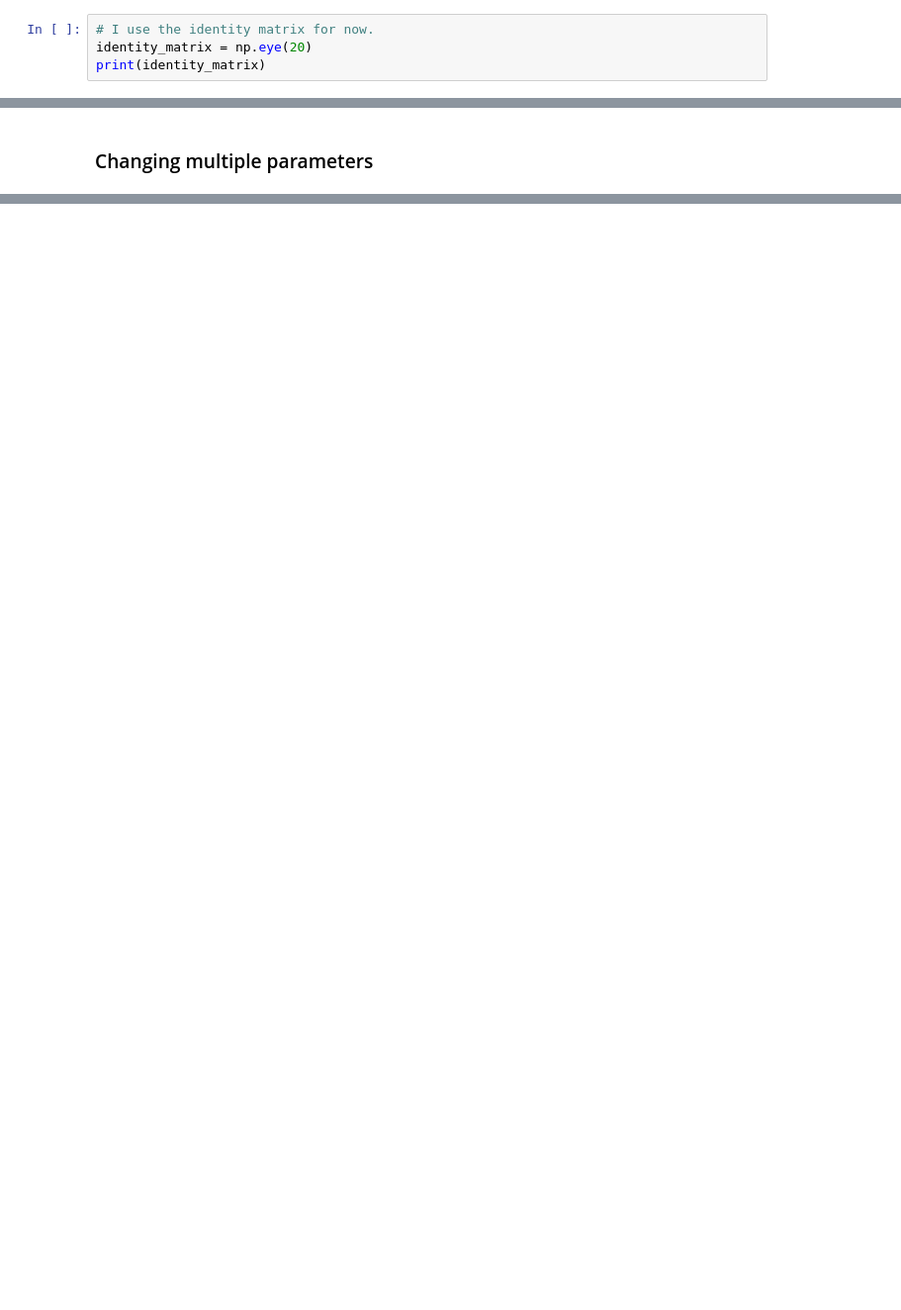
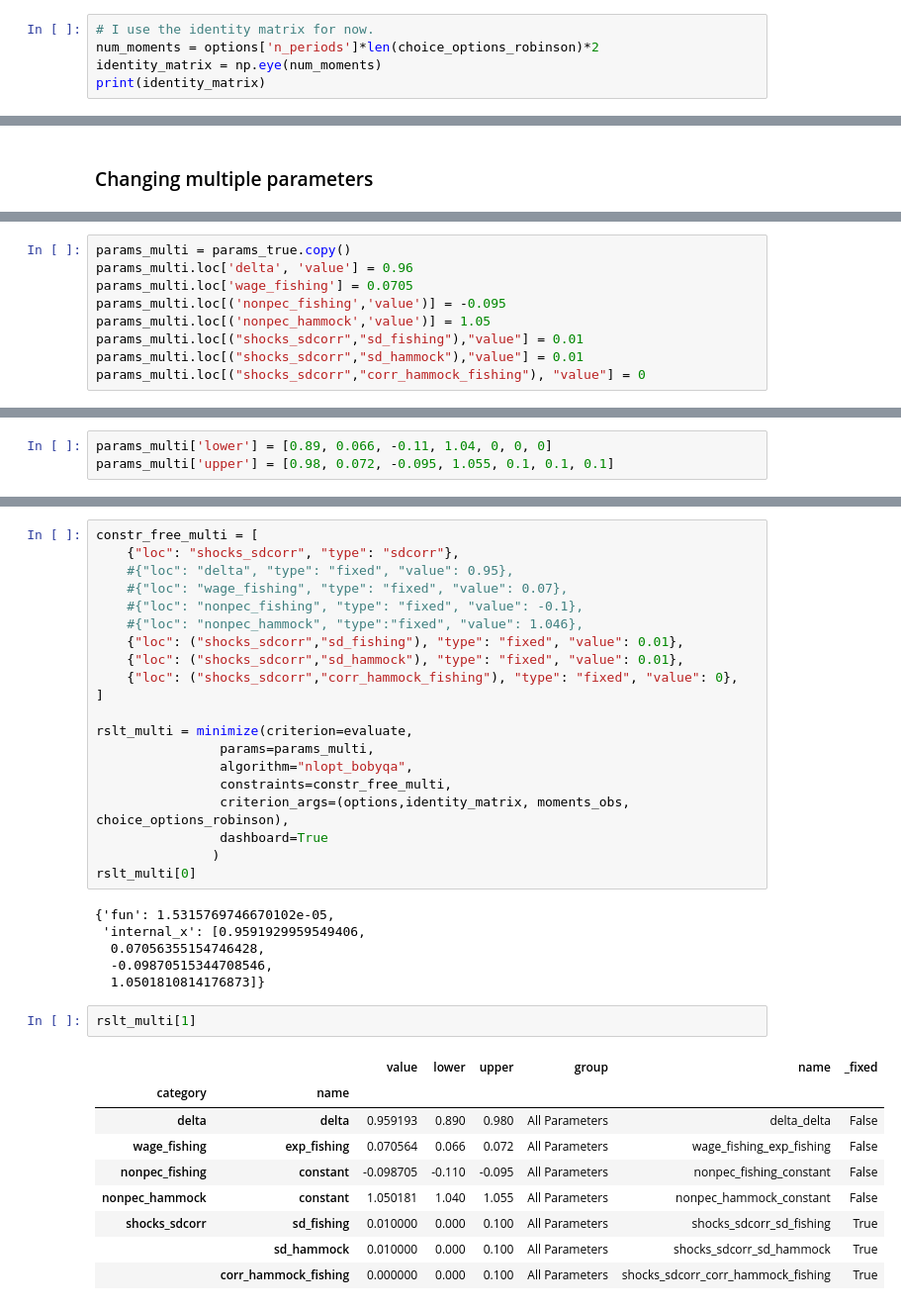
Before and after one commit to OpenSourceEconomics/ekw-lectures, a Jupyter notebook: lectures/99_simulated_method_of_moments/notebook.ipynb, the cells around one changed output, grey strips where cells are left out. Shown at 99% size. Cells and saved outputs as stored; diff of their text form; blank space fills up the shorter version.

```diff
--- a/lectures/99_simulated_method_of_moments/notebook.ipynb
+++ b/lectures/99_simulated_method_of_moments/notebook.ipynb
@@ -77,7 +73,8 @@ Choice Probabilities
 Next we specify a weighting matrix.
 # %%
 # I use the identity matrix for now.
-identity_matrix = np.eye(20)
+num_moments = options['n_periods']*len(choice_options_robinson)*2
+identity_matrix = np.eye(num_moments)
 print(identity_matrix)
 # %% [output]
 [[1. 0. 0. 0. 0. 0. 0. 0. 0. 0. 0. 0. 0. 0. 0. 0. 0. 0. 0. 0.]
@@ -429,0 +257,9 @@ rslt_num_agents[0]
+# %%
+params_multi = params_true.copy()
+params_multi.loc['delta', 'value'] = 0.96
+params_multi.loc['wage_fishing'] = 0.0705
+params_multi.loc[('nonpec_fishing','value')] = -0.095
+params_multi.loc[('nonpec_hammock','value')] = 1.05
+params_multi.loc[("shocks_sdcorr","sd_fishing"),"value"] = 0.01
+params_multi.loc[("shocks_sdcorr","sd_hammock"),"value"] = 0.01
+params_multi.loc[("shocks_sdcorr","corr_hammock_fishing"), "value"] = 0
@@ -429,0 +274,3 @@ rslt_num_agents[0]
+# %%
+params_multi['lower'] = [0.89, 0.066, -0.11, 1.04, 0, 0, 0]
+params_multi['upper'] = [0.98, 0.072, -0.095, 1.055, 0.1, 0.1, 0.1]
@@ -429,0 +289,38 @@ rslt_num_agents[0]
+# %%
+constr_free_multi = [
+    {"loc": "shocks_sdcorr", "type": "sdcorr"},
+    #{"loc": "delta", "type": "fixed", "value": 0.95},
+    #{"loc": "wage_fishing", "type": "fixed", "value": 0.07},
+    #{"loc": "nonpec_fishing", "type": "fixed", "value": -0.1},
+    #{"loc": "nonpec_hammock", "type":"fixed", "value": 1.046},
+    {"loc": ("shocks_sdcorr","sd_fishing"), "type": "fixed", "value": 0.01},
+    {"loc": ("shocks_sdcorr","sd_hammock"), "type": "fixed", "value": 0.01},
+    {"loc": ("shocks_sdcorr","corr_hammock_fishing"), "type": "fixed", "value": 0},
+]
+
+rslt_multi = minimize(criterion=evaluate,
+                params=params_multi,
+                algorithm="nlopt_bobyqa",
+                constraints=constr_free_multi,
+                criterion_args=(options,identity_matrix, moments_obs, choice_options_robinson),
+                dashboard=True
+               )
+rslt_multi[0]
+# %% [output]
+{'fun': 1.5315769746670102e-05,
+ 'internal_x': [0.9591929959549406,
+  0.07056355154746428,
+  -0.09870515344708546,
+  1.0501810814176873]}
+# %%
+rslt_multi[1]
+# %% [output]
+|  |  | value | lower | upper | group | name | _fixed |
+| category | name |  |  |  |  |  |  |
+| delta | delta | 0.959193 | 0.890 | 0.980 | All Parameters | delta_delta | False |
+| wage_fishing | exp_fishing | 0.070564 | 0.066 | 0.072 | All Parameters | wage_fishing_exp_fishing | False |
+| nonpec_fishing | constant | -0.098705 | -0.110 | -0.095 | All Parameters | nonpec_fishing_constant | False |
+| nonpec_hammock | constant | 1.050181 | 1.040 | 1.055 | All Parameters | nonpec_hammock_constant | False |
+| shocks_sdcorr | sd_fishing | 0.010000 | 0.000 | 0.100 | All Parameters | shocks_sdcorr_sd_fishing | True |
+|  | sd_hammock | 0.010000 | 0.000 | 0.100 | All Parameters | shocks_sdcorr_sd_hammock | True |
+|  | corr_hammock_fishing | 0.000000 | 0.000 | 0.100 | All Parameters | shocks_sdcorr_corr_hammock_fishing | True |
```
Also changed, not shown: parts of 56 cells of this notebook.
